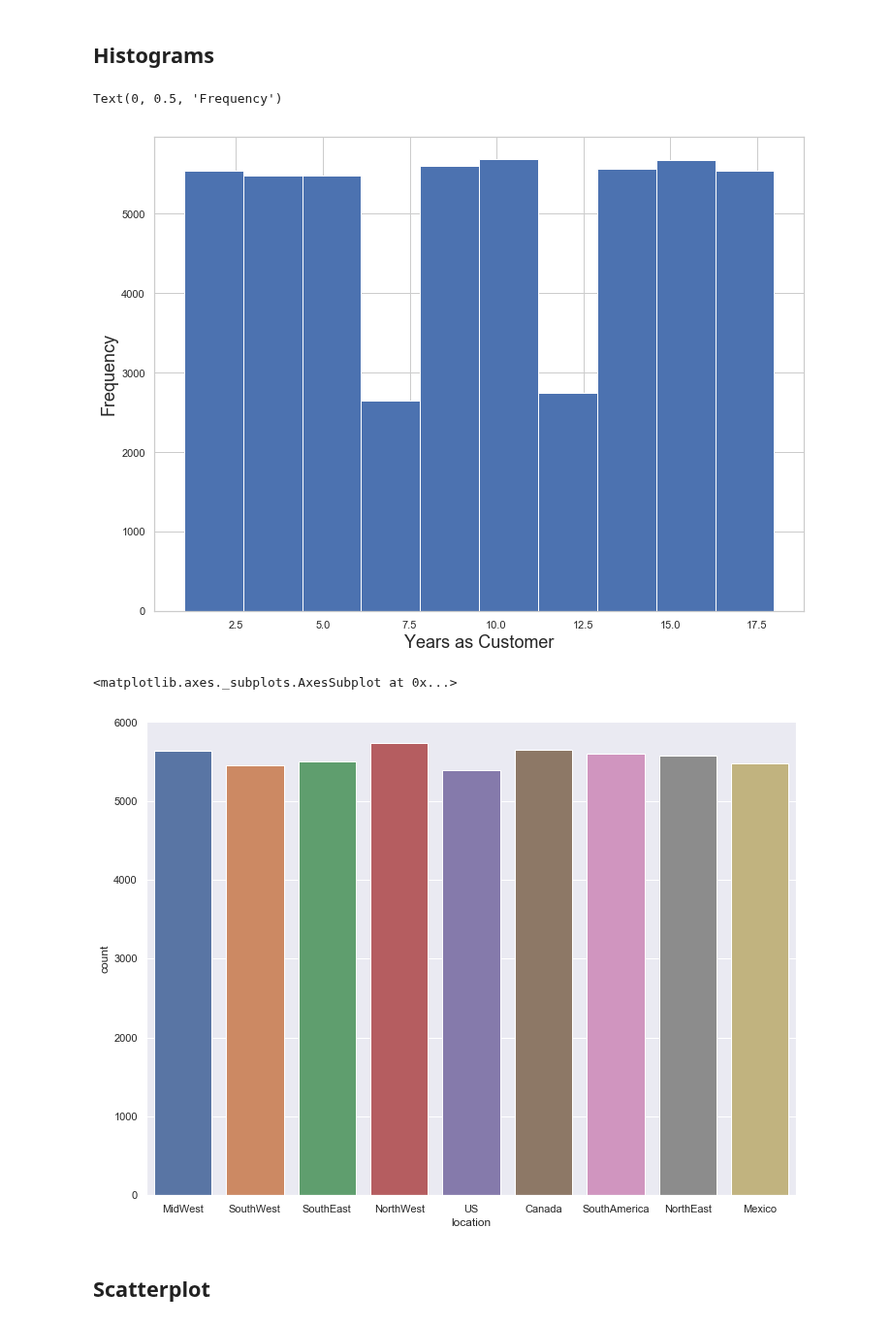
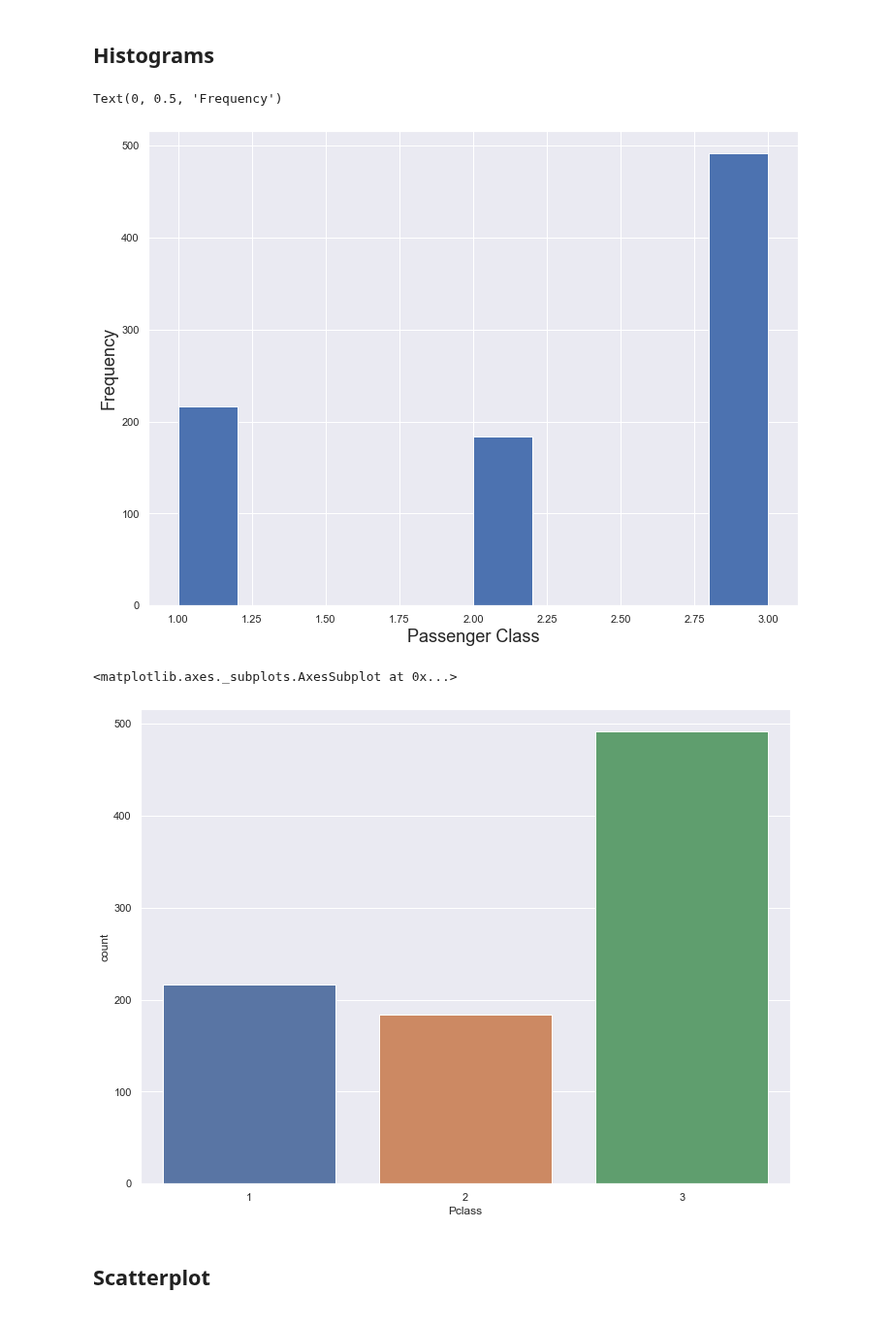
Before and after one commit to jsedoc/NYU-Projects-in-Programming-Fall-2019, a Jupyter notebook: (Class 7) Data Visualization/Data Visualization Solved.ipynb, the cells around one changed output. Shown at 97% size. Drawn from its saved outputs; the diff is of its cells as text; code cells hidden in the pictures.

```diff
--- a/(Class 7) Data Visualization/Data Visualization Solved.ipynb
+++ b/(Class 7) Data Visualization/Data Visualization Solved.ipynb
@@ -161,0 +169,6 @@ pandas.core.series.Series
+# %%
+data = pd.read_csv("/Users/siegmanA/Desktop/NYU-Projects-in-Programming-Fall-2019/(Class 7) Data Visualization/titanic_train.csv")
+
+# this dataset comes from Kaggle and can be found here: https://www.kaggle.com/c/titanic/data
+
+data.head()
@@ -219,5 +222,5 @@ size_click.reset_index(inplace=True) # so, let's reset our index...
 # %%
-sns.set(rc={'figure.figsize':(12,9)})
-sns.barplot(x='company_size',y='Yes',data=size_click) # ...and try again
+sns.set(rc={'figure.figsize':(40,10)})
+sns.barplot(x='Pclass',y='Survived',data=data)
 # %% [output]
 <matplotlib.axes._subplots.AxesSubplot at 0x...>
@@ -225,3 +227,0 @@ sns.barplot(x='company_size',y='Yes',data=size_click) # ...and try again
-# %%
-sns.set(rc={'figure.figsize':(12,9)})
-sns.barplot(x='company_size',y='Yes',data=size_click,palette="Blues_d") # change the color palette
@@ -231,18 +228,18 @@ sns.barplot(x='company_size',y='Yes',data=size_click,palette="Blues_d") # change
 # %% [markdown]
 ## Histograms
 # %%
-data['years_customer'].hist(bins=10,figsize=(12,9))
-plt.xlabel("Years as Customer",fontsize=18)
+data['Pclass'].hist(bins=10,figsize=(12,9))
+plt.xlabel("Passenger Class",fontsize=18)
 plt.ylabel("Frequency",fontsize=18)
 # %% [output]
 Text(0, 0.5, 'Frequency')
-[figure, old version]
+[figure, new version]
 # %%
 sns.set(rc={'figure.figsize':(12,9)})
-sns.countplot(x='location',data=data)
+sns.countplot(x='Pclass',data=data)
 # %% [output]
 <matplotlib.axes._subplots.AxesSubplot at 0x...>
-[figure, old version]
+[figure, new version]
 # %% [markdown]
 ## Scatterplot
 # %%
```
Also changed, not shown: parts of 24 cells of this notebook, 2 other files.
